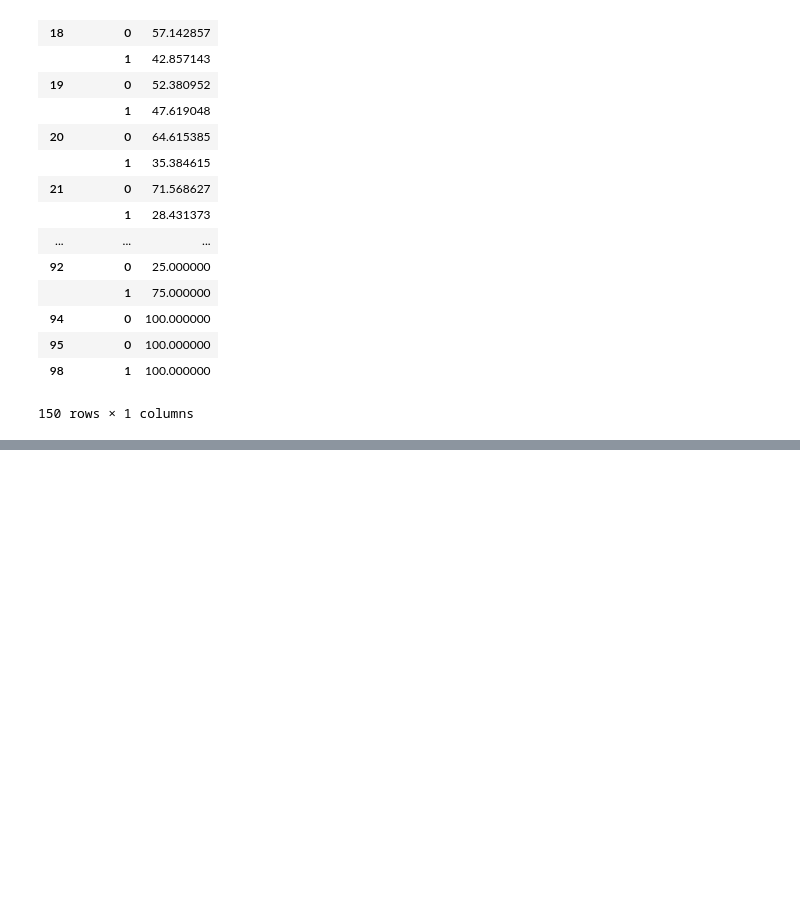
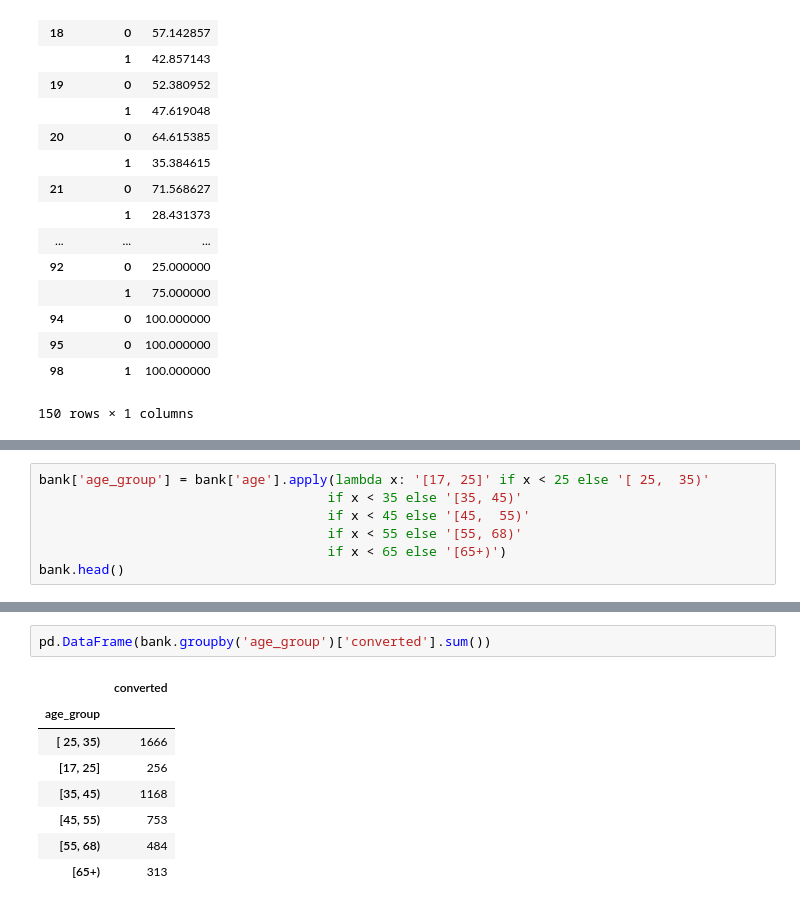
Before and after one commit to AvinashTiwari/Artifical-intelligence-2, a Jupyter notebook: 1_DataScience_20_Case_Studies/8_Market_Conversion_Rate/MarketingConversion.ipynb, the cells around one changed output, grey strips where cells are left out. Drawn from its saved outputs; the diff is of its cells as text; blank space fills up the shorter version.

```diff
--- a/1_DataScience_20_Case_Studies/8_Market_Conversion_Rate/MarketingConversion.ipynb
+++ b/1_DataScience_20_Case_Studies/8_Market_Conversion_Rate/MarketingConversion.ipynb
@@ -209,0 +244,7 @@ conv_by_age
+# %%
+bank['age_group'] = bank['age'].apply(lambda x: '[17, 25]' if x < 25 else '[ 25,  35)'
+                                     if x < 35 else '[35, 45)'
+                                     if x < 45 else '[45,  55)'
+                                     if x < 55 else '[55, 68)'
+                                     if x < 65 else '[65+)')
+bank.head()
@@ -209,0 +259,11 @@ conv_by_age
+# %%
+pd.DataFrame(bank.groupby('age_group')['converted'].sum())
+# %% [output]
+|  | converted |
+| age_group |  |
+| [ 25, 35) | 1666 |
+| [17, 25] | 256 |
+| [35, 45) | 1168 |
+| [45, 55) | 753 |
+| [55, 68) | 484 |
+| [65+) | 313 |
```
Also changed, not shown: parts of 4 cells of this notebook.
